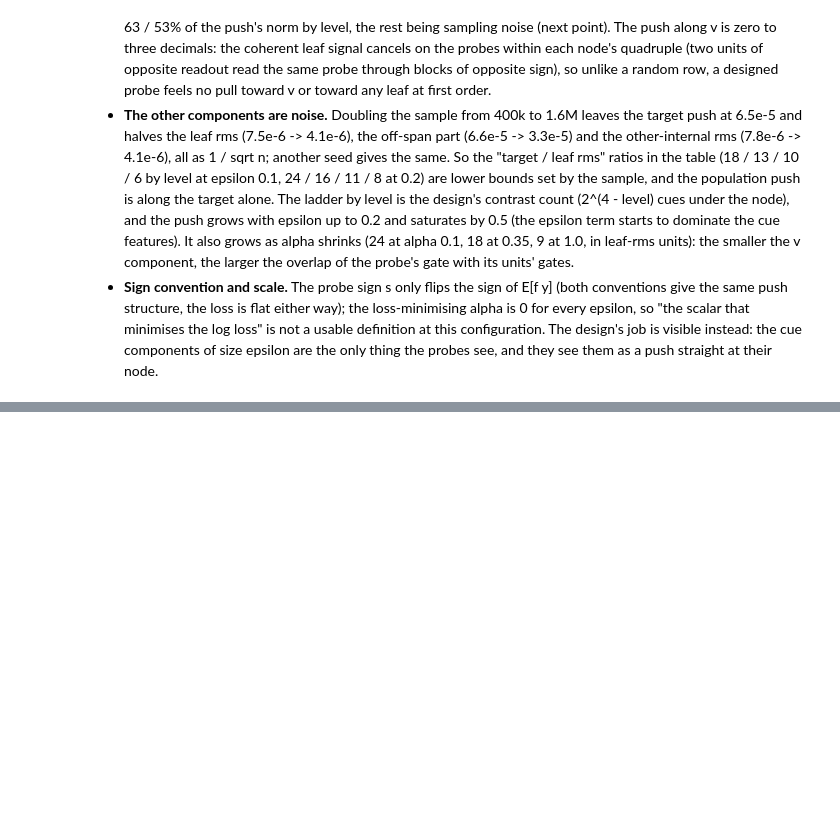
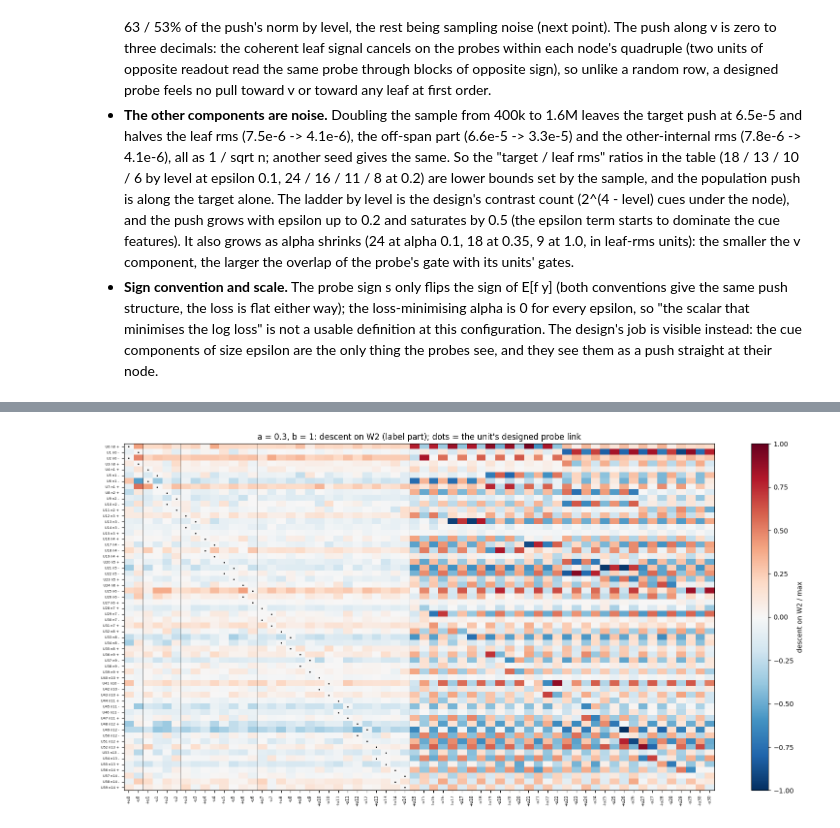
Before and after one commit to HarishGP/layer-lenses, a Jupyter notebook: notebooks/population_gradients_at_inits.ipynb, the cells around one changed output, grey strips where cells are left out. Saved outputs shown, nothing was run; the diff lists cells and outputs as text; code cells hidden in the pictures; blank space fills up the shorter version.

```diff
--- a/notebooks/population_gradients_at_inits.ipynb
+++ b/notebooks/population_gradients_at_inits.ipynb
@@ -347,0 +424,11 @@ designed pole, and at nothing else.
+# %%
+# the W2 descent (label part) in the feature basis for a = 0.3, b = 1 (seed 0), units in design order (4 per node, nodes in heap order), features sorted by node; and the probe-link column marked
+rng = np.random.default_rng(0); W1 = W1_equal(); W2 = 0.3 * rng.standard_normal((60, 62)) * np.sqrt(2 / 62); W2[P_LINK != 0] = 1.0 * P_LINK[P_LINK != 0]
+_, (_, G2l, _) = population_gradient(W1, W2, 1e-3 * Wo_60); D2 = -G2l * 1e3; order = np.lexsort((-np.array([ROW_ID[r][1] for r in range(62)]), np.array([ROW_ID[r][0] for r in range(62)])))
+fig, ax = plt.subplots(figsize=(16, 8)); M = D2[:, order] / np.abs(D2).max(); im = ax.imshow(M, cmap="RdBu_r", vmin=-1, vmax=1, aspect="auto"); plt.colorbar(im, ax=ax, label="descent on W2 / max")
+ax.set_xticks(range(62)); ax.set_xticklabels(feature_label[order], rotation=90, fontsize=6); ax.set_yticks(range(60)); ax.set_yticklabels([f"U{u} n{unode[u]} {'+' if Wo_60[0, u] > 0 else '-'}" for u in range(60)], fontsize=5)
+for kk in np.cumsum([(feature_level[order] == l).sum() for l in range(4)]): ax.axvline(kk - 0.5, color="k", lw=0.5)
+for u in range(60): ax.plot(list(order).index(unit_probe[u]), u, "k.", ms=2)
+ax.set_title("a = 0.3, b = 1: descent on W2 (label part); dots = the unit's designed probe link"); plt.tight_layout(); plt.show()
+# %% [output]
+[figure, added]
```
Also changed, not shown: parts of 3 cells of this notebook, 1 other file.
